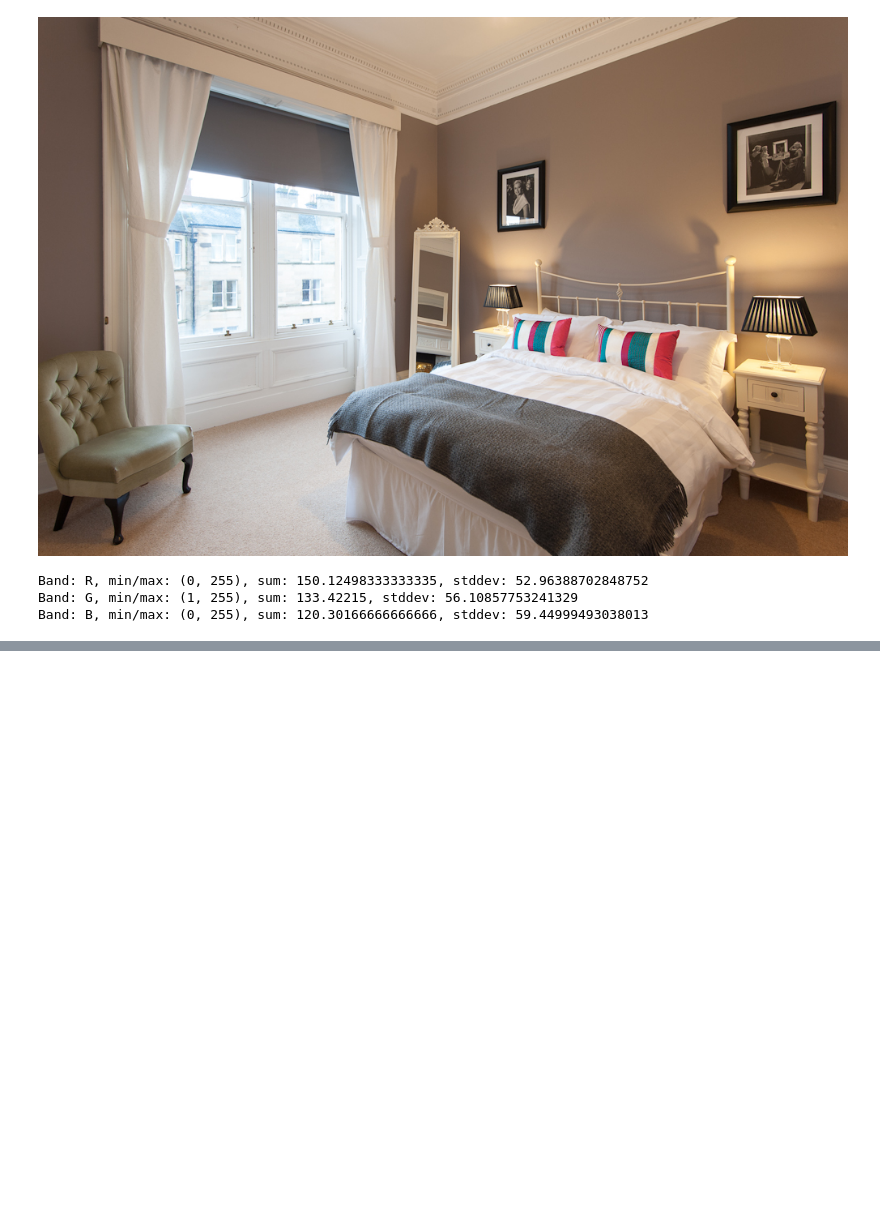
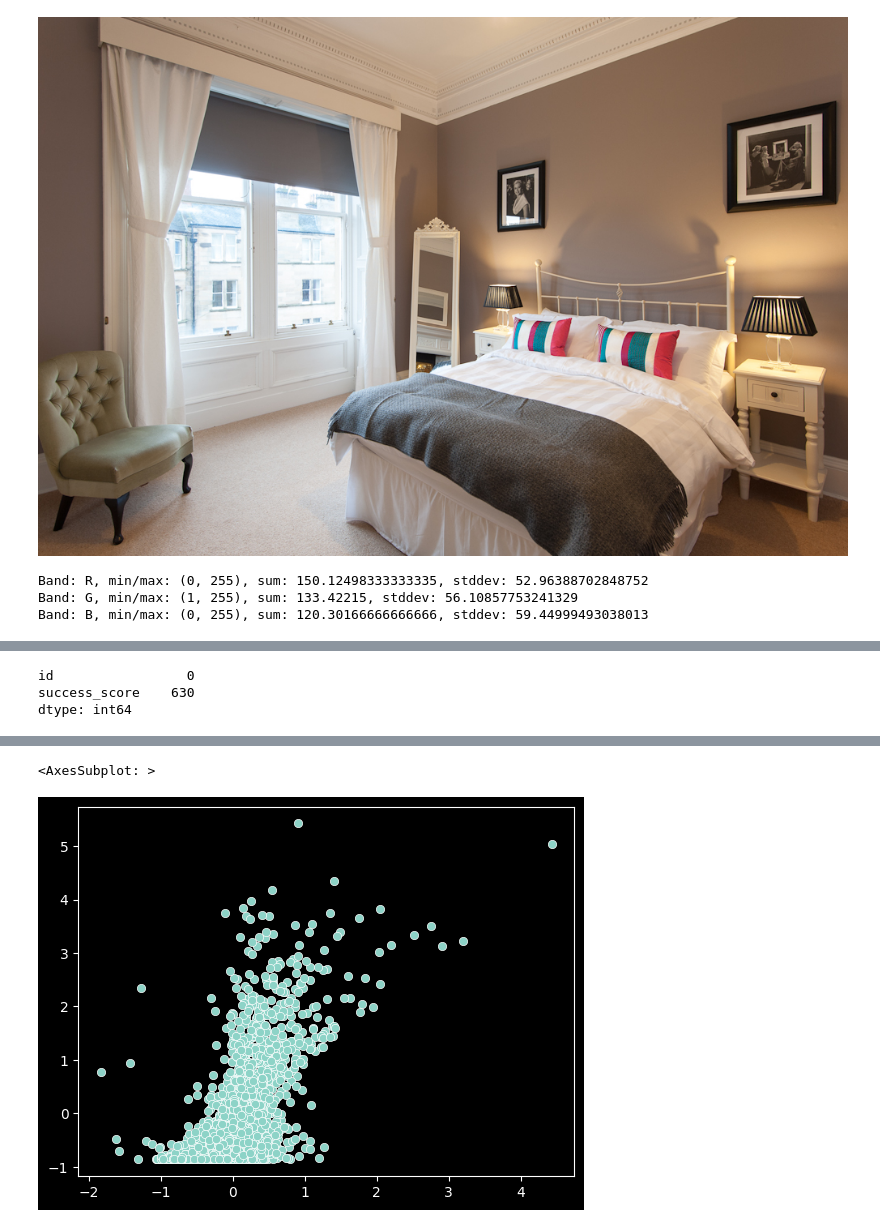
Before and after one commit to BenPrie/Airbnb-Unstructured-Data-Analysis, a Jupyter notebook: image_feature_derivations.ipynb, the cells around one changed output, grey strips where cells are left out. Drawn from its saved outputs; the diff is of its cells as text; code cells hidden in the pictures; blank space fills up the shorter version.

```diff
--- a/image_feature_derivations.ipynb
+++ b/image_feature_derivations.ipynb
@@ -147,0 +211,78 @@ Band: B, min/max: (0, 255), sum: 120.30166666666666, stddev: 59.44999493038013
+# %%
+# How many NaN values we got?
+success_scores.isna().sum()
+# %% [output]
+id                 0
+success_score    630
+dtype: int64
+# %%
+# Remove all Nan values in the success score.
+success_scores = success_scores.dropna()
+# %%
+from sklearn.preprocessing import StandardScaler
+
+# Normalise the success scores.
+scalar = StandardScaler()
+
+to_normalise = success_scores.success_score.values.reshape(-1, 1)
+normalised = scalar.fit_transform(to_normalise)
+
+success_scores.success_score = normalised
+# %%
+from sklearn.model_selection import train_test_split
+
+# Imports necessary for this model.
+from keras.models import Sequential
+from keras.layers import Dense, Conv2D, MaxPooling2D, Flatten
+from keras.optimizers import Adam
+
+from sklearn.metrics import mean_squared_error, mean_absolute_error, r2_score
+
+# Set the input shape for the model
+input_shape = (256, 256, 1)
+
+# Define the model architecture
+model = Sequential()
+model.add(Conv2D(32, kernel_size=(3, 3), activation='relu', input_shape=input_shape))
+model.add(MaxPooling2D(pool_size=(2, 2)))
+model.add(Conv2D(64, kernel_size=(3, 3), activation='relu'))
+model.add(MaxPooling2D(pool_size=(2, 2)))
+model.add(Flatten())
+model.add(Dense(128, activation='relu'))
+model.add(Dense(1, activation='linear'))
+
+# Compile the model
+model.compile(loss='mean_squared_error', optimizer=Adam(lr=0.001))
+
+# Loop through each image and its corresponding score in the dataframe
+X = []
+y = []
+for i in range(len(success_scores)):
+    img_path = os.path.join(img_folder, str(success_scores.id.values[i]) + '.jpg')
+    img = Image.open(img_path)
+    img_arr = np.asarray(img)
+    X.append(img_arr.reshape(input_shape))
+    y.append(success_scores.success_score.values[i])
+
+# Convert the lists to numpy arrays
+X = np.array(X)
+y = np.array(y)
+
+X_train, X_test, y_train, y_test = train_test_split(X, y, test_size=0.3, random_state=47)
+
+# Train the model
+model.fit(X, y, batch_size=64, epochs=5, validation_split=0.2)
+
+# Report the final metrics.
+y_pred = model.predict(X_test)
+
+mae = mean_absolute_error(y_true=y_test, y_pred=y_pred)
+mse = mean_squared_error(y_true=y_test, y_pred=y_pred)
+r2 = r2_score(y_true=y_test, y_pred=y_pred)
+
+print(f'Final model metrics... MAE: {round(mae, 3)}, MSE: {round(mse, 3)}, R2 Score: {round(r2, 3)}')
+
+# Visualise how good the model is.
+import seaborn
+seaborn.scatterplot(x=[float(i) for i in y_pred], y=[i for i in y_test])
+# %% [output]
@@ -147,0 +301,2 @@ Band: B, min/max: (0, 255), sum: 120.30166666666666, stddev: 59.44999493038013
+<AxesSubplot: >
+[figure, added]
```
Also changed, not shown: parts of 8 cells of this notebook.
